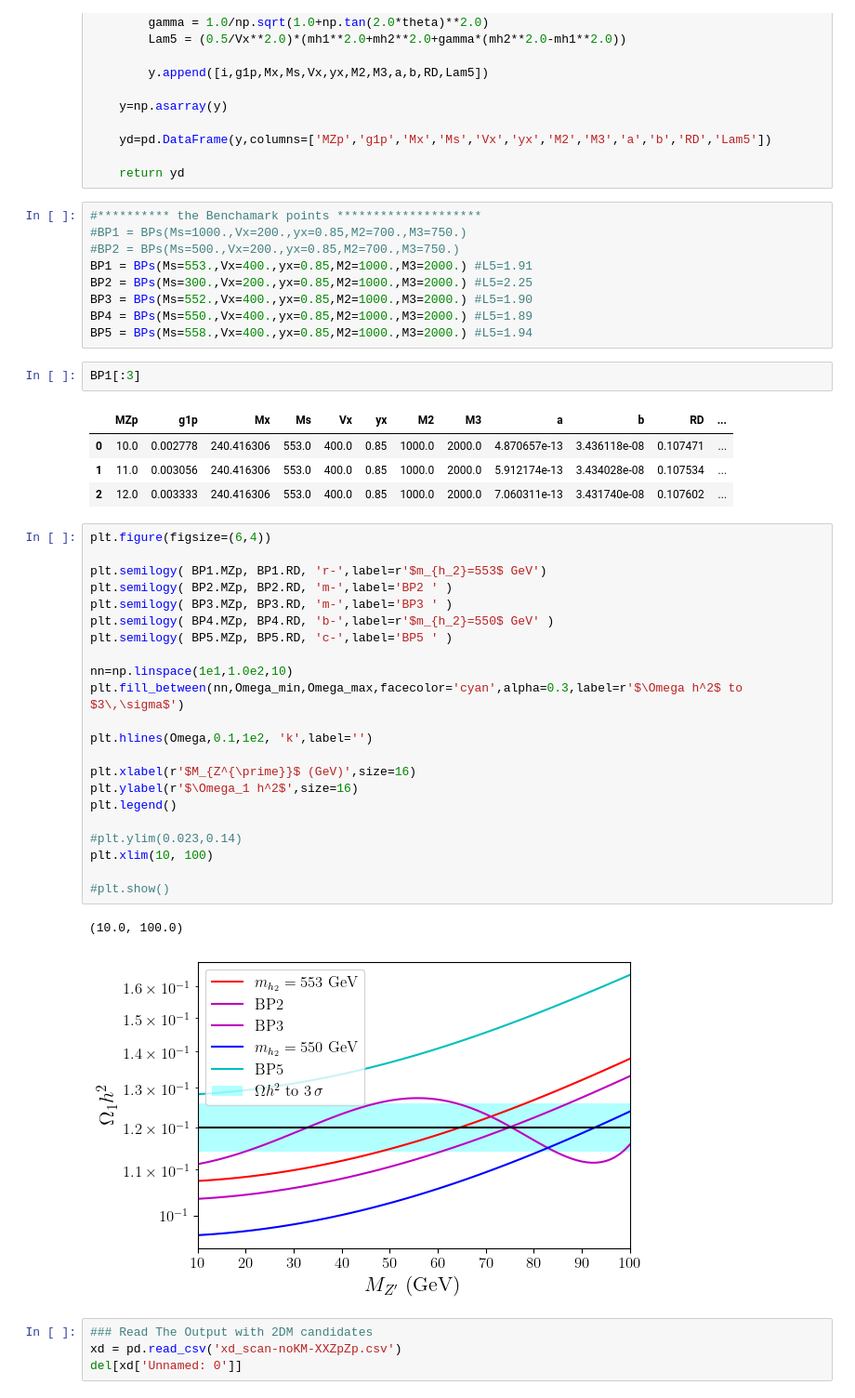
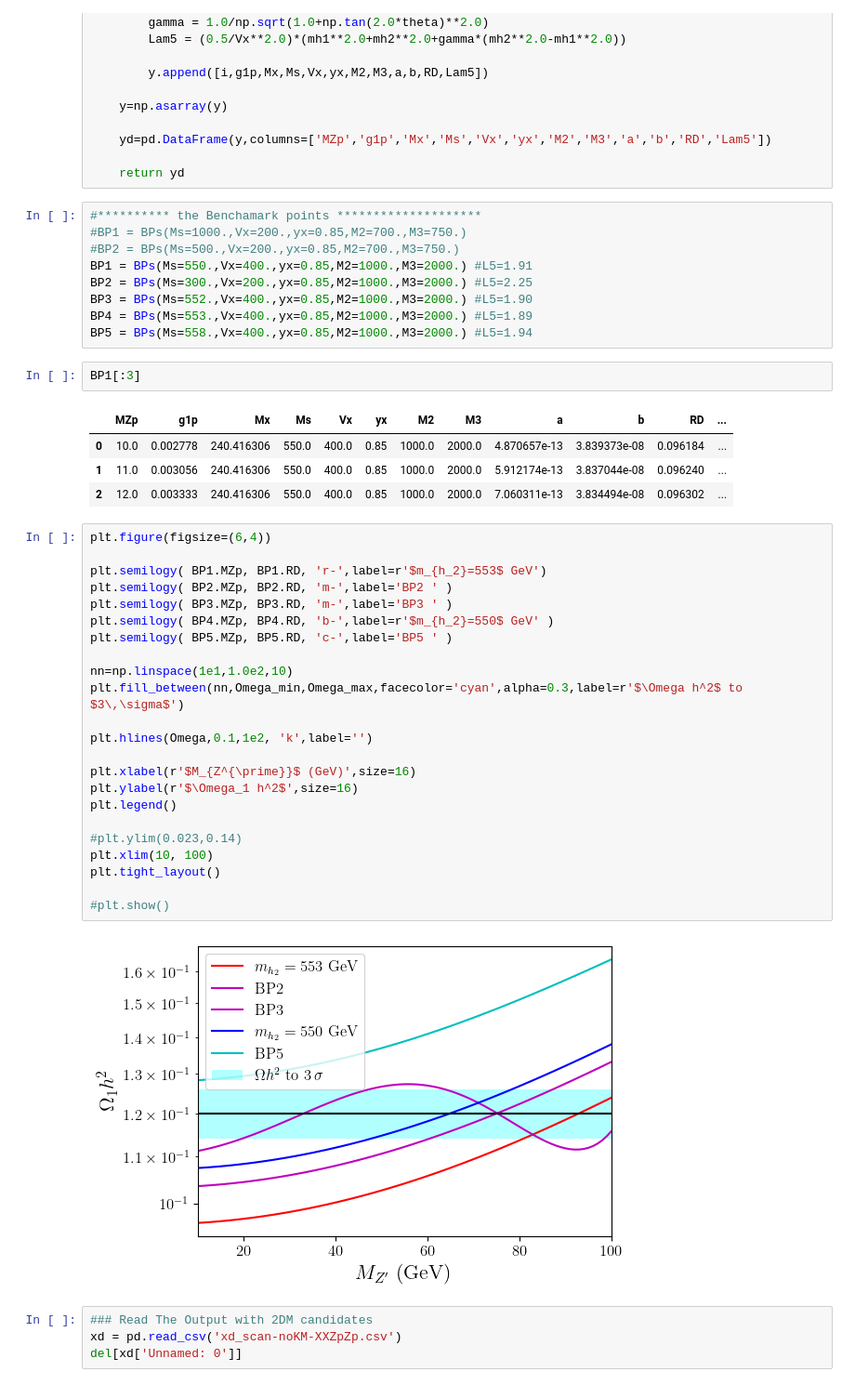
Before and after one commit to davidsuarezr/MDEO, a Jupyter notebook: Benchmark-point-DM-NO-KM-XXZpZp-analytical.ipynb, the cells around one changed output. Shown at 93% size. Saved outputs shown, nothing was run; the diff lists cells and outputs as text.

```diff
--- a/Benchmark-point-DM-NO-KM-XXZpZp-analytical.ipynb
+++ b/Benchmark-point-DM-NO-KM-XXZpZp-analytical.ipynb
@@ -308,43 +308,43 @@ def BPs(Ms,Vx,yx,M2,M3,xf=25):
 #********** the Benchamark points ********************
 #BP1 = BPs(Ms=1000.,Vx=200.,yx=0.85,M2=700.,M3=750.)
 #BP2 = BPs(Ms=500.,Vx=200.,yx=0.85,M2=700.,M3=750.)
-BP1 = BPs(Ms=553.,Vx=400.,yx=0.85,M2=1000.,M3=2000.) #L5=1.91
+BP1 = BPs(Ms=550.,Vx=400.,yx=0.85,M2=1000.,M3=2000.) #L5=1.91
 BP2 = BPs(Ms=300.,Vx=200.,yx=0.85,M2=1000.,M3=2000.) #L5=2.25
 BP3 = BPs(Ms=552.,Vx=400.,yx=0.85,M2=1000.,M3=2000.) #L5=1.90
-BP4 = BPs(Ms=550.,Vx=400.,yx=0.85,M2=1000.,M3=2000.) #L5=1.89
+BP4 = BPs(Ms=553.,Vx=400.,yx=0.85,M2=1000.,M3=2000.) #L5=1.89
 BP5 = BPs(Ms=558.,Vx=400.,yx=0.85,M2=1000.,M3=2000.) #L5=1.94
 # %%
 BP1[:3]
 # %% [output]
 |  | MZp | g1p | Mx | Ms | Vx | yx | M2 | M3 | a | b | RD | ... |
-| 0 | 10.0 | 0.002778 | 240.416306 | 553.0 | 400.0 | 0.85 | 1000.0 | 2000.0 | 4.870657e-13 | 3.436118e-08 | 0.107471 | ... |
-| 1 | 11.0 | 0.003056 | 240.416306 | 553.0 | 400.0 | 0.85 | 1000.0 | 2000.0 | 5.912174e-13 | 3.434028e-08 | 0.107534 | ... |
-| 2 | 12.0 | 0.003333 | 240.416306 | 553.0 | 400.0 | 0.85 | 1000.0 | 2000.0 | 7.060311e-13 | 3.431740e-08 | 0.107602 | ... |
+| 0 | 10.0 | 0.002778 | 240.416306 | 550.0 | 400.0 | 0.85 | 1000.0 | 2000.0 | 4.870657e-13 | 3.839373e-08 | 0.096184 | ... |
+| 1 | 11.0 | 0.003056 | 240.416306 | 550.0 | 400.0 | 0.85 | 1000.0 | 2000.0 | 5.912174e-13 | 3.837044e-08 | 0.096240 | ... |
+| 2 | 12.0 | 0.003333 | 240.416306 | 550.0 | 400.0 | 0.85 | 1000.0 | 2000.0 | 7.060311e-13 | 3.834494e-08 | 0.096302 | ... |
 # %%
 plt.figure(figsize=(6,4))
 
 plt.semilogy( BP1.MZp, BP1.RD, 'r-',label=r'$m_{h_2}=553$ GeV')
 plt.semilogy( BP2.MZp, BP2.RD, 'm-',label='BP2 ' )
 plt.semilogy( BP3.MZp, BP3.RD, 'm-',label='BP3 ' )
 plt.semilogy( BP4.MZp, BP4.RD, 'b-',label=r'$m_{h_2}=550$ GeV' )
 plt.semilogy( BP5.MZp, BP5.RD, 'c-',label='BP5 ' )
 
 nn=np.linspace(1e1,1.0e2,10)
 plt.fill_between(nn,Omega_min,Omega_max,facecolor='cyan',alpha=0.3,label=r'$\Omega h^2$ to $3\,\sigma$')
 
 plt.hlines(Omega,0.1,1e2, 'k',label='')
 
 plt.xlabel(r'$M_{Z^{\prime}}$ (GeV)',size=16)
 plt.ylabel(r'$\Omega_1 h^2$',size=16)
 plt.legend()
 
 #plt.ylim(0.023,0.14)
 plt.xlim(10, 100)
+plt.tight_layout()
 
 #plt.show()
 # %% [output]
-(10.0, 100.0)
-[figure, old version]
+[figure, new version]
 # %%
 ### Read The Output with 2DM candidates
 xd = pd.read_csv('xd_scan-noKM-XXZpZp.csv')
```
Also changed, not shown: parts of 4 cells of this notebook, 1 other file.
